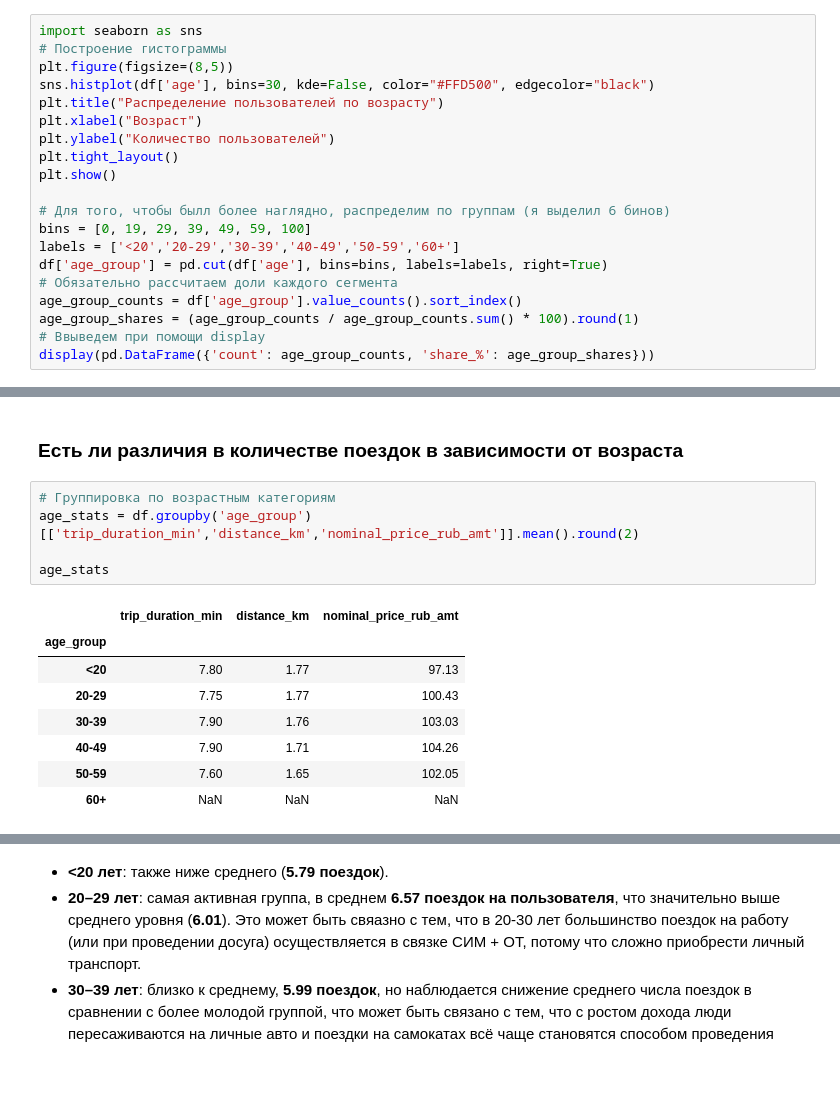
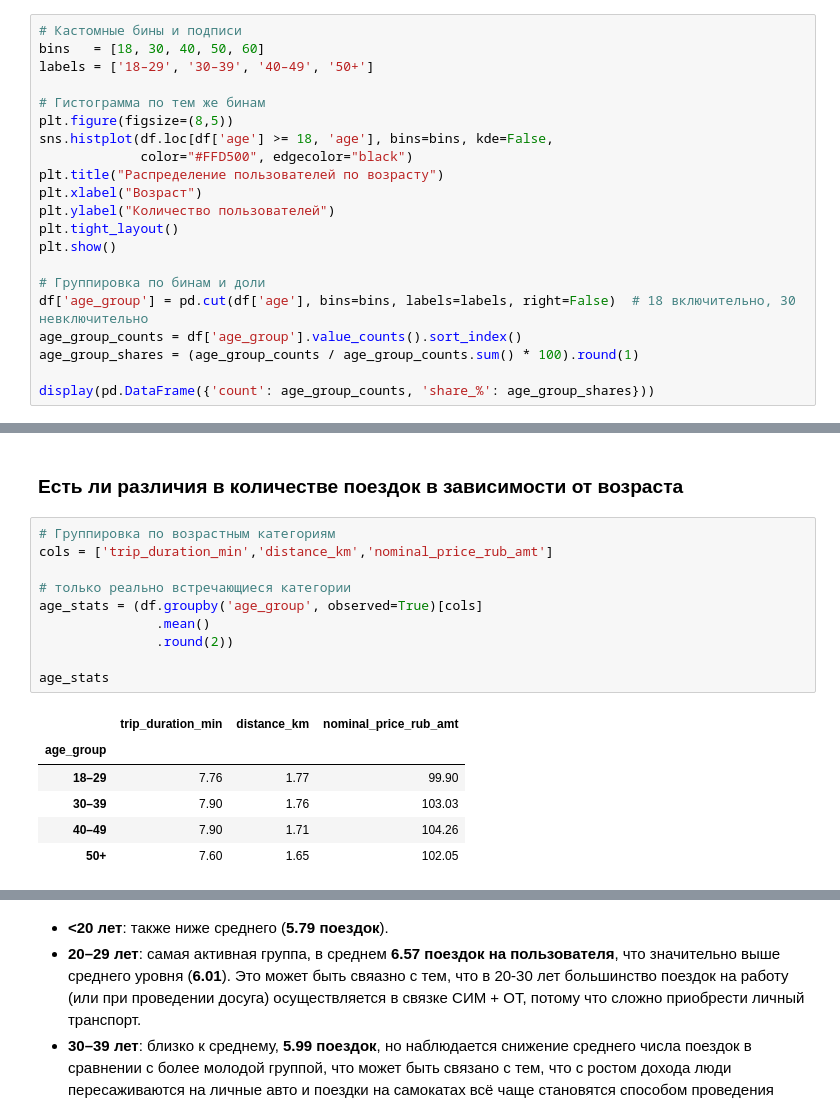
Before and after one commit to Dimakrl2003/pet-projects, a Jupyter notebook: Kiksharing/Analysis.ipynb, the cells around one changed output, grey strips where cells are left out. Cells and saved outputs as stored; diff of their text form; blank space fills up the shorter version.

```diff
--- a/Kiksharing/Analysis.ipynb
+++ b/Kiksharing/Analysis.ipynb
@@ -395,23 +397,24 @@ df[['transport_model', 'hold_amount']].drop_duplicates().sort_values(['transport
 # %% [markdown]
 #### В каком возрасте чаще всего используют сервис аренды самокатов в Т-банке?
 # %%
-import seaborn as sns
-# Построение гистограммы
+# Кастомные бины и подписи
+bins   = [18, 30, 40, 50, 60]
+labels = ['18–29', '30–39', '40–49', '50+']
+
+# Гистограмма по тем же бинам
 plt.figure(figsize=(8,5))
-sns.histplot(df['age'], bins=30, kde=False, color="#FFD500", edgecolor="black")
+sns.histplot(df.loc[df['age'] >= 18, 'age'], bins=bins, kde=False,
+             color="#FFD500", edgecolor="black")
 plt.title("Распределение пользователей по возрасту")
 plt.xlabel("Возраст")
 plt.ylabel("Количество пользователей")
 plt.tight_layout()
 plt.show()
 
-# Для того, чтобы былл более наглядно, распределим по группам (я выделил 6 бинов)
-bins = [0, 19, 29, 39, 49, 59, 100]
-labels = ['<20','20-29','30-39','40-49','50-59','60+']
-df['age_group'] = pd.cut(df['age'], bins=bins, labels=labels, right=True)
-# Обязательно рассчитаем доли каждого сегмента
+# Группировка по бинам и доли
+df['age_group'] = pd.cut(df['age'], bins=bins, labels=labels, right=False)  # 18 включительно, 30 невключительно
 age_group_counts = df['age_group'].value_counts().sort_index()
 age_group_shares = (age_group_counts / age_group_counts.sum() * 100).round(1)
-# Ввыведем при помощи display
+
 display(pd.DataFrame({'count': age_group_counts, 'share_%': age_group_shares}))
 # %% [output]
@@ -634,16 +695,19 @@ cashback_counts
 ### Есть ли различия в количестве поездок в зависимости от возраста
 # %%
 # Группировка по возрастным категориям
-age_stats = df.groupby('age_group')[['trip_duration_min','distance_km','nominal_price_rub_amt']].mean().round(2)
+cols = ['trip_duration_min','distance_km','nominal_price_rub_amt']
+
+# только реально встречающиеся категории
+age_stats = (df.groupby('age_group', observed=True)[cols]
+               .mean()
+               .round(2))
 
 age_stats
 # %% [output]
 |  | trip_duration_min | distance_km | nominal_price_rub_amt |
 | age_group |  |  |  |
-| <20 | 7.80 | 1.77 | 97.13 |
-| 20-29 | 7.75 | 1.77 | 100.43 |
-| 30-39 | 7.90 | 1.76 | 103.03 |
-| 40-49 | 7.90 | 1.71 | 104.26 |
-| 50-59 | 7.60 | 1.65 | 102.05 |
-| 60+ | NaN | NaN | NaN |
+| 18–29 | 7.76 | 1.77 | 99.90 |
+| 30–39 | 7.90 | 1.76 | 103.03 |
+| 40–49 | 7.90 | 1.71 | 104.26 |
+| 50+ | 7.60 | 1.65 | 102.05 |
 # %%
```
Also changed, not shown: parts of 29 cells of this notebook.
